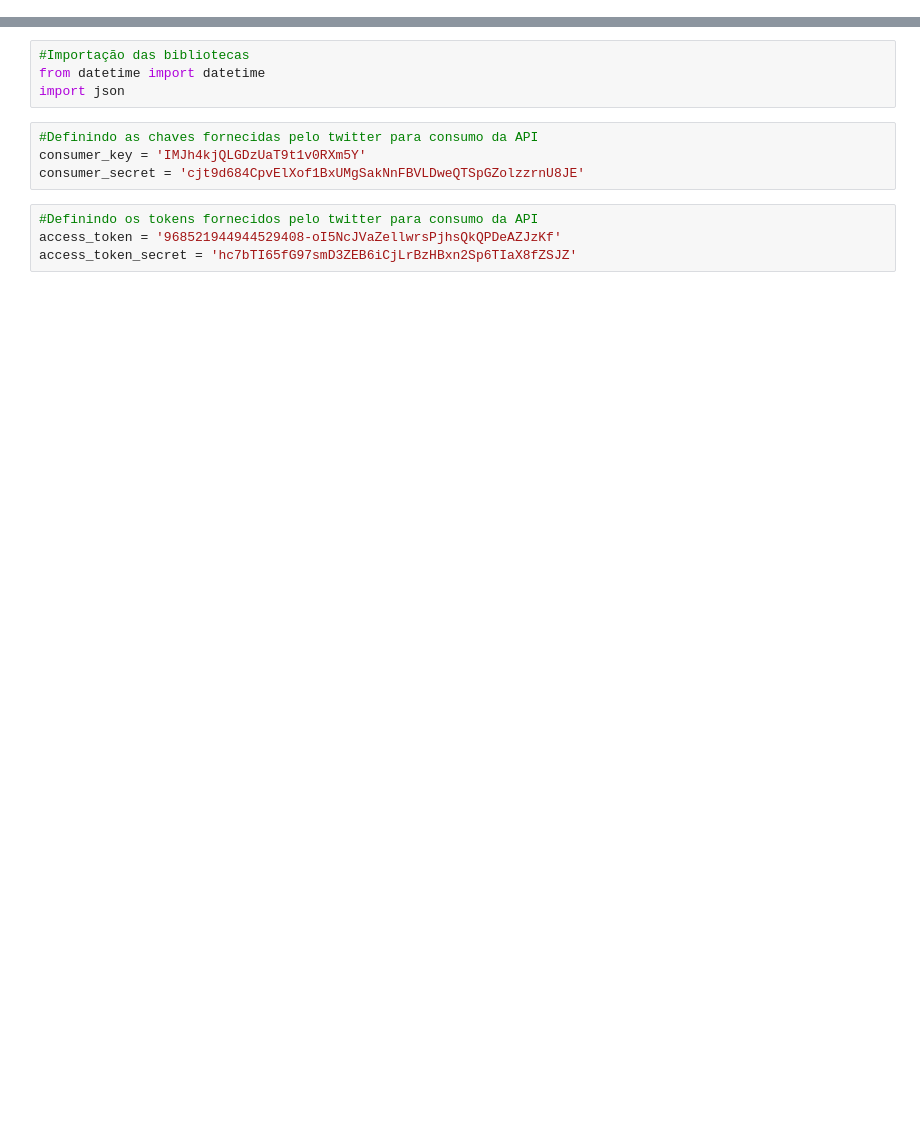
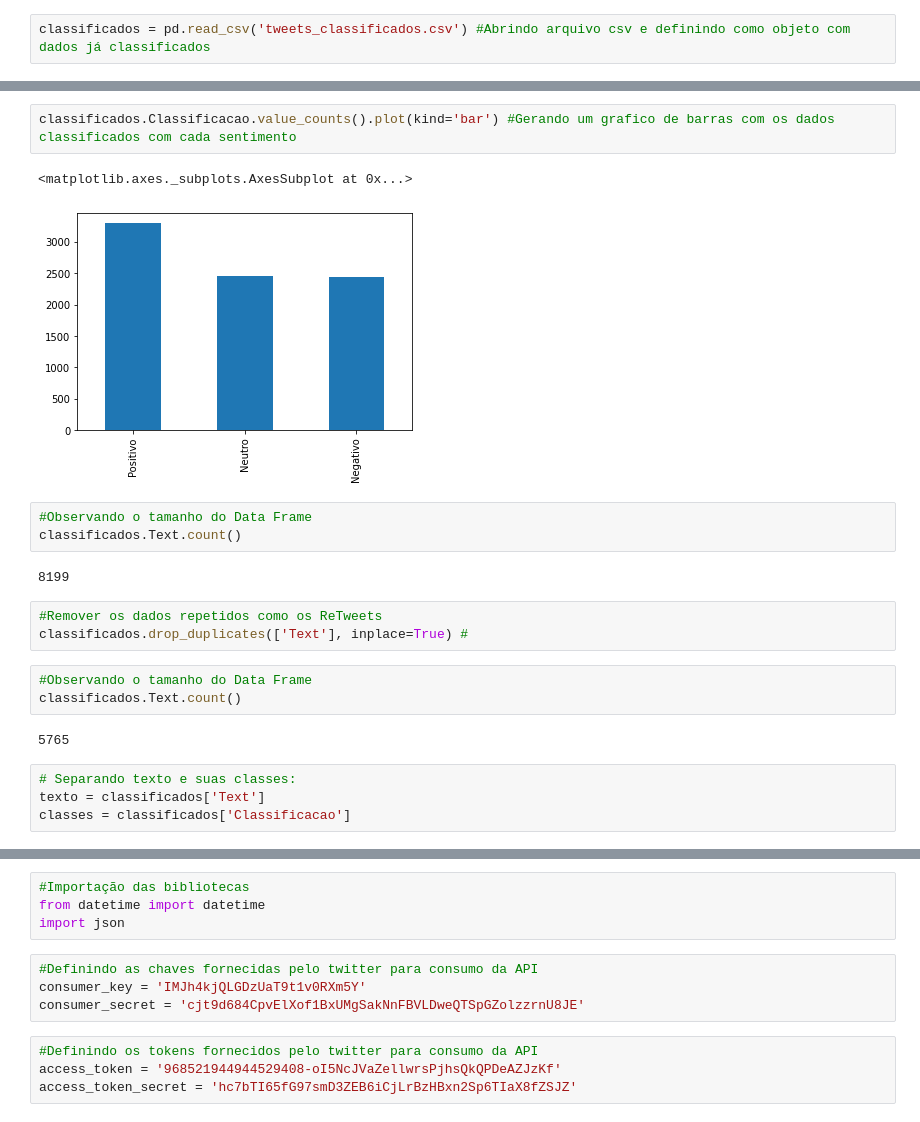
Before and after one commit to guiaech/analise_sentimento_twitter, a Jupyter notebook: Projeto_integrador_IIIB.ipynb, the cells around one changed output, grey strips where cells are left out. Cells and saved outputs as stored; diff of their text form; blank space fills up the shorter version.

```diff
--- a/Projeto_integrador_IIIB.ipynb
+++ b/Projeto_integrador_IIIB.ipynb
@@ -2,0 +49,2 @@
+# %%
+classificados = pd.read_csv('tweets_classificados.csv') #Abrindo arquivo csv e definindo como objeto com dados já classificados
@@ -2,0 +58,22 @@
+# %%
+classificados.Classificacao.value_counts().plot(kind='bar') #Gerando um grafico de barras com os dados classificados com cada sentimento
+# %% [output]
+<matplotlib.axes._subplots.AxesSubplot at 0x...>
+[figure, added]
+# %%
+#Observando o tamanho do Data Frame
+classificados.Text.count()
+# %% [output]
+8199
+# %%
+#Remover os dados repetidos como os ReTweets
+classificados.drop_duplicates(['Text'], inplace=True) #
+# %%
+#Observando o tamanho do Data Frame
+classificados.Text.count()
+# %% [output]
+5765
+# %%
+# Separando texto e suas classes:
+texto = classificados['Text']
+classes = classificados['Classificacao']
```
Also changed, not shown: parts of 65 cells of this notebook.
